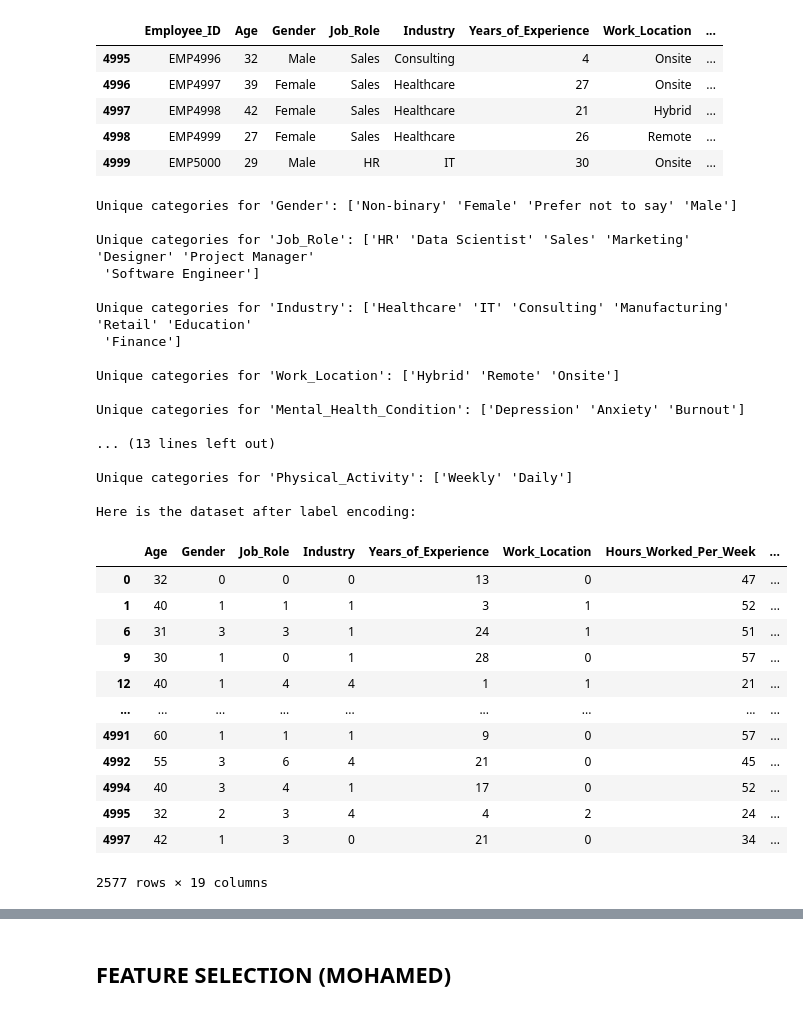
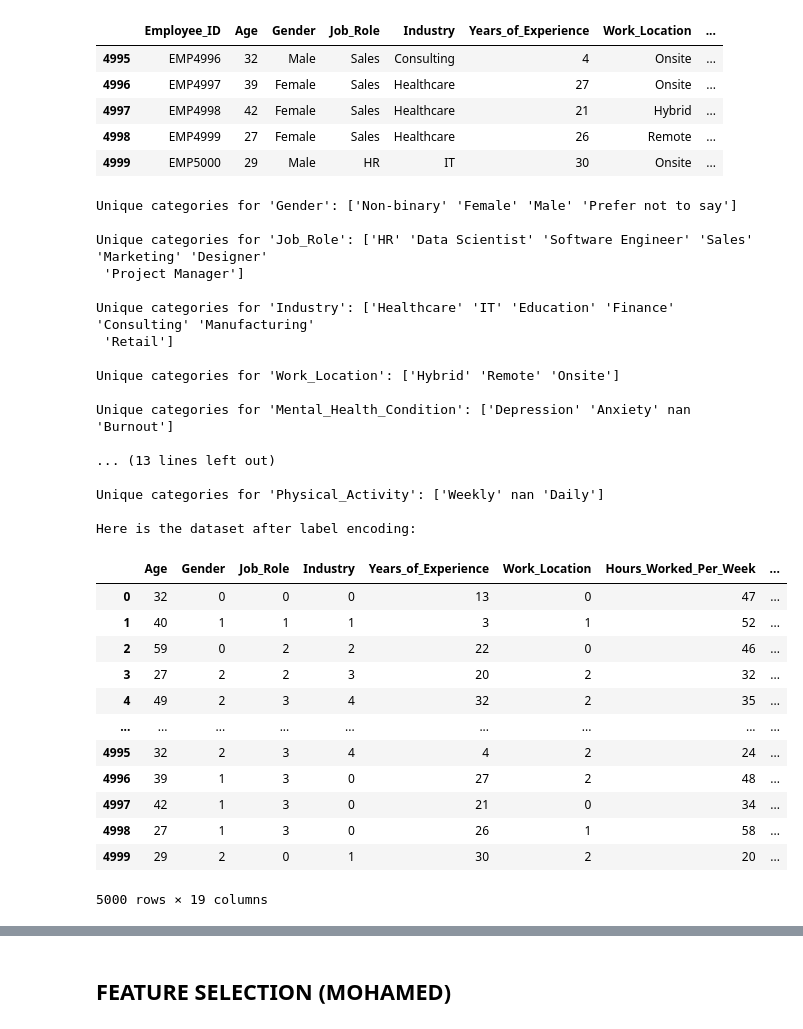
Before and after one commit to johnnyhuyhuynh/MindSpace, a Jupyter notebook: MindSpace-test.ipynb, the cells around one changed output, grey strips where cells are left out. Cells and saved outputs as stored; diff of their text form; code cells hidden in the pictures.

```diff
--- a/MindSpace-test.ipynb
+++ b/MindSpace-test.ipynb
@@ -6,7 +6,7 @@ import matplotlib.pyplot as plt
 
 # Open the zip into the dataset folder if this does not work for you
 
-df = pd.read_csv("./dataset/Impact_of_Remote_Work_on_Mental_Health.csv")
+df = pd.read_csv("desktop/Impact_of_Remote_Work_on_Mental_Health.csv")
 
 # Display general information about the dataset
 display(df.info())
@@ -57,9 +57,6 @@ None
 #### Data preprocessing ####
 import matplotlib.pyplot as plt
 import seaborn as sns
-
-# Remove null values
-df = df.dropna()
 
 # Label encoding #
 df = df.drop('Employee_ID', axis=1) # Employee_ID is just another index, we dont need.
@@ -154,50 +151,50 @@ mappings = {
     },
     'Physical_Activity': {
         'Daily': 0,
         'Weekly': 1,
         np.nan: 2
     }
 }
 
 # Step 2: Apply the mappings to the DataFrame
 for column, mapping in mappings.items():
     if column in df.columns:
         df[column] = df[column].map(mapping)
 
 # If youre wondering why I did a manual mapping instead of using LabelEncoder, its because I tried LabelEncoder and its labels didn't make sense. They didn't follow the heirarchy of the categories.
 print('Here is the dataset after label encoding:')
 display(df)
 # %% [output]
-Unique categories for 'Gender': ['Non-binary' 'Female' 'Prefer not to say' 'Male']
+Unique categories for 'Gender': ['Non-binary' 'Female' 'Male' 'Prefer not to say']
 
-Unique categories for 'Job_Role': ['HR' 'Data Scientist' 'Sales' 'Marketing' 'Designer' 'Project Manager'
- 'Software Engineer']
+Unique categories for 'Job_Role': ['HR' 'Data Scientist' 'Software Engineer' 'Sales' 'Marketing' 'Designer'
+ 'Project Manager']
 
-Unique categories for 'Industry': ['Healthcare' 'IT' 'Consulting' 'Manufacturing' 'Retail' 'Education'
- 'Finance']
+Unique categories for 'Industry': ['Healthcare' 'IT' 'Education' 'Finance' 'Consulting' 'Manufacturing'
+ 'Retail']
 
 Unique categories for 'Work_Location': ['Hybrid' 'Remote' 'Onsite']
 
-Unique categories for 'Mental_Health_Condition': ['Depression' 'Anxiety' 'Burnout']
+Unique categories for 'Mental_Health_Condition': ['Depression' 'Anxiety' nan 'Burnout']
 
 ... (13 lines left out)
 
-Unique categories for 'Physical_Activity': ['Weekly' 'Daily']
+Unique categories for 'Physical_Activity': ['Weekly' nan 'Daily']
 
 Here is the dataset after label encoding:
 |  | Age | Gender | Job_Role | Industry | Years_of_Experience | Work_Location | Hours_Worked_Per_Week | ... |
 | 0 | 32 | 0 | 0 | 0 | 13 | 0 | 47 | ... |
 | 1 | 40 | 1 | 1 | 1 | 3 | 1 | 52 | ... |
-| 6 | 31 | 3 | 3 | 1 | 24 | 1 | 51 | ... |
-| 9 | 30 | 1 | 0 | 1 | 28 | 0 | 57 | ... |
-| 12 | 40 | 1 | 4 | 4 | 1 | 1 | 21 | ... |
+| 2 | 59 | 0 | 2 | 2 | 22 | 0 | 46 | ... |
+| 3 | 27 | 2 | 2 | 3 | 20 | 2 | 32 | ... |
+| 4 | 49 | 2 | 3 | 4 | 32 | 2 | 35 | ... |
 | ... | ... | ... | ... | ... | ... | ... | ... | ... |
-| 4991 | 60 | 1 | 1 | 1 | 9 | 0 | 57 | ... |
-| 4992 | 55 | 3 | 6 | 4 | 21 | 0 | 45 | ... |
-| 4994 | 40 | 3 | 4 | 1 | 17 | 0 | 52 | ... |
 | 4995 | 32 | 2 | 3 | 4 | 4 | 2 | 24 | ... |
+| 4996 | 39 | 1 | 3 | 0 | 27 | 2 | 48 | ... |
 | 4997 | 42 | 1 | 3 | 0 | 21 | 0 | 34 | ... |
+| 4998 | 27 | 1 | 3 | 0 | 26 | 1 | 58 | ... |
+| 4999 | 29 | 2 | 0 | 1 | 30 | 2 | 20 | ... |
-2577 rows × 19 columns
+5000 rows × 19 columns
 # %%
 # Check for multicolinarity (Mohand):
 
```
Also changed, not shown: parts of 10 cells of this notebook.
